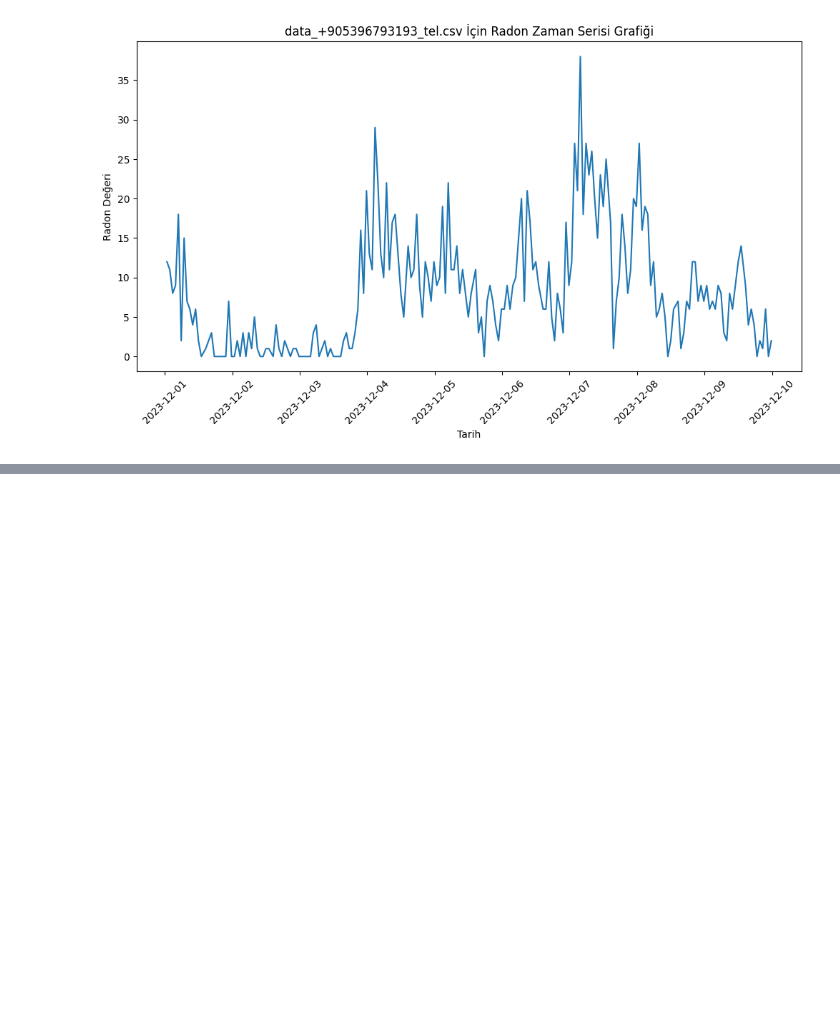
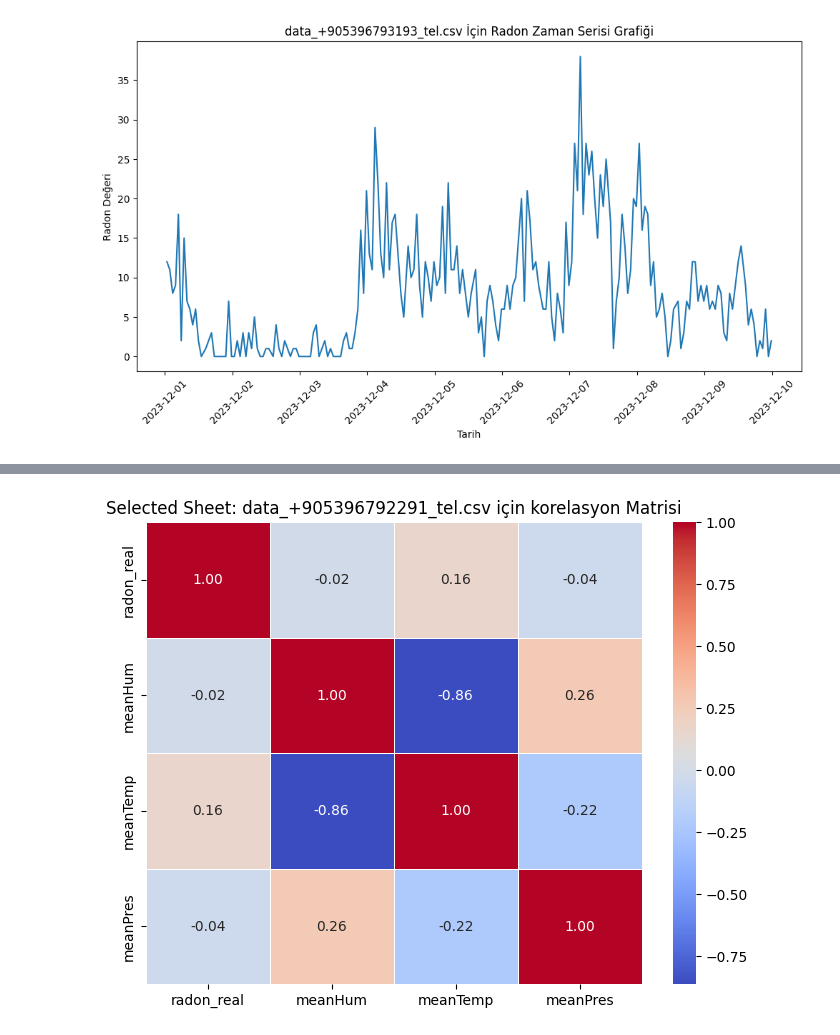
Before and after one commit to beriaacan/Radon-Analysis-with-Deep-Learning-Algorithms, a Jupyter notebook: 2_Data_Analysis.ipynb, the cells around one changed output, grey strips where cells are left out. Drawn from its saved outputs; the diff is of its cells as text; code cells hidden in the pictures; blank space fills up the shorter version.

Commit message:
Colaboratory kullanılarak oluşturuldu

```diff
--- a/2_Data_Analysis.ipynb
+++ b/2_Data_Analysis.ipynb
@@ -249,0 +252,17 @@ plot_and_save_time_series(chosen_sheet_d8, output_folder, start_date, end_date)
+# %%
+chosen_sheet_d4="data_+905396792291_tel.csv"
+
+
+for sheet_names in os.listdir(csv_folder_path):
+    if sheet_names.endswith('.csv') and sheet_names == chosen_sheet_d4:
+        file_path = os.path.join(csv_folder_path, sheet_names)
+        df = pd.read_csv(file_path)
+        # Türkçe formatındaki sayıları uygun formata dönüştür
+        numeric_columns = df.columns[1:]
+        df[numeric_columns] = df[numeric_columns].replace({',': '.'}, regex=True).astype(float)
+        # Seçilen sheet adını yazdır
+        print(f"Selected sheet: {sheet_names}")
+
+
+
+df.head()
@@ -249,0 +277,15 @@ plot_and_save_time_series(chosen_sheet_d8, output_folder, start_date, end_date)
+# %%
+# İlgili sütunları seç
+selected_columns = ['radon_real', 'meanHum', 'meanTemp', 'meanPres']
+selected_df = df[selected_columns]
+
+# Korelasyon matrisini oluştur
+correlation_matrix = selected_df.corr()
+
+# Korelasyon matrisini görselleştir
+plt.figure(figsize=(8, 6))
+sns.heatmap(correlation_matrix, annot=True, cmap='coolwarm', fmt='.2f', linewidths=.5)
+plt.title(f"Selected Sheet: {chosen_sheet_d4} için korelasyon Matrisi")
+plt.show()
+# %% [output]
+[figure, added]
```
Also changed, not shown: parts of 6 cells of this notebook.
